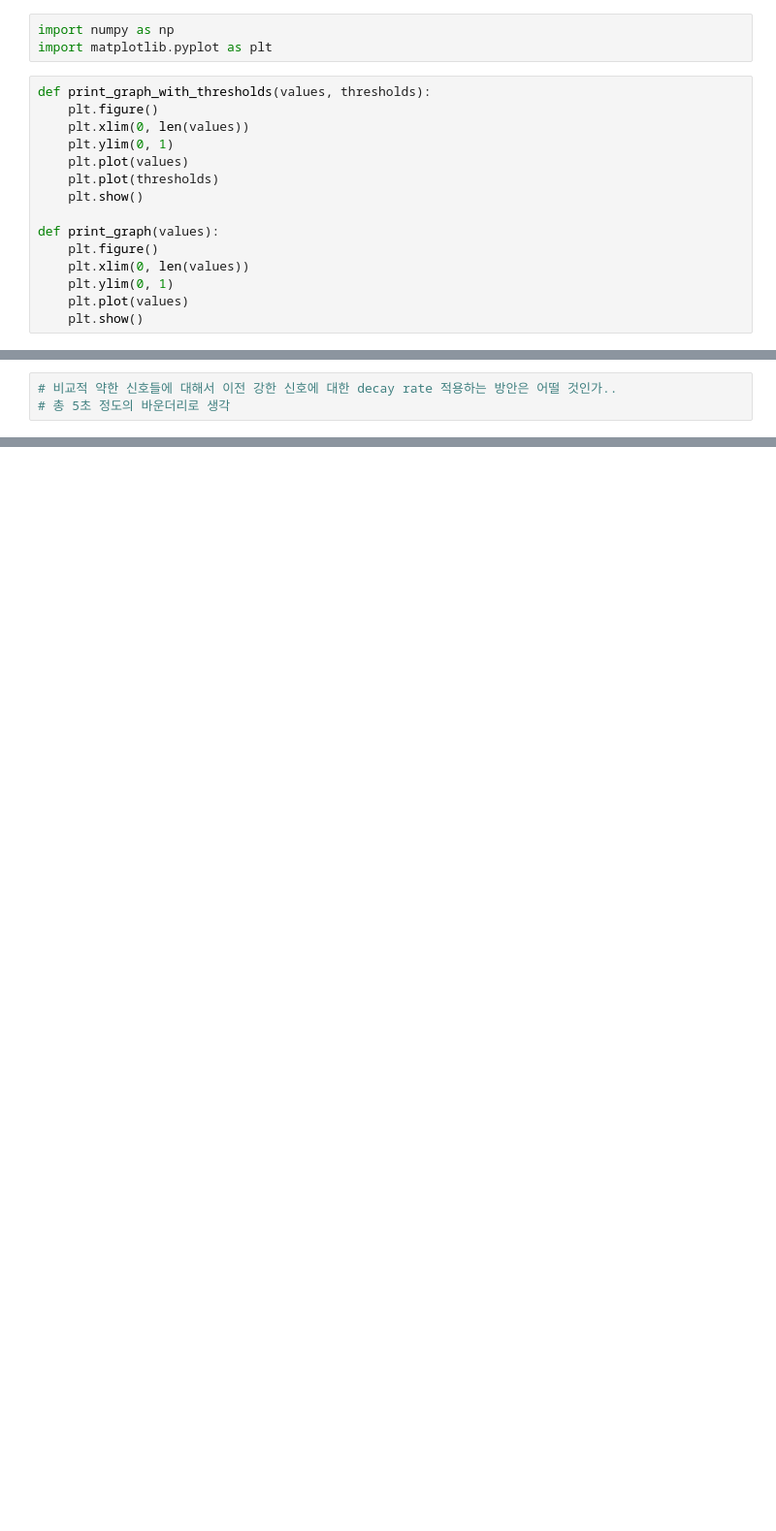
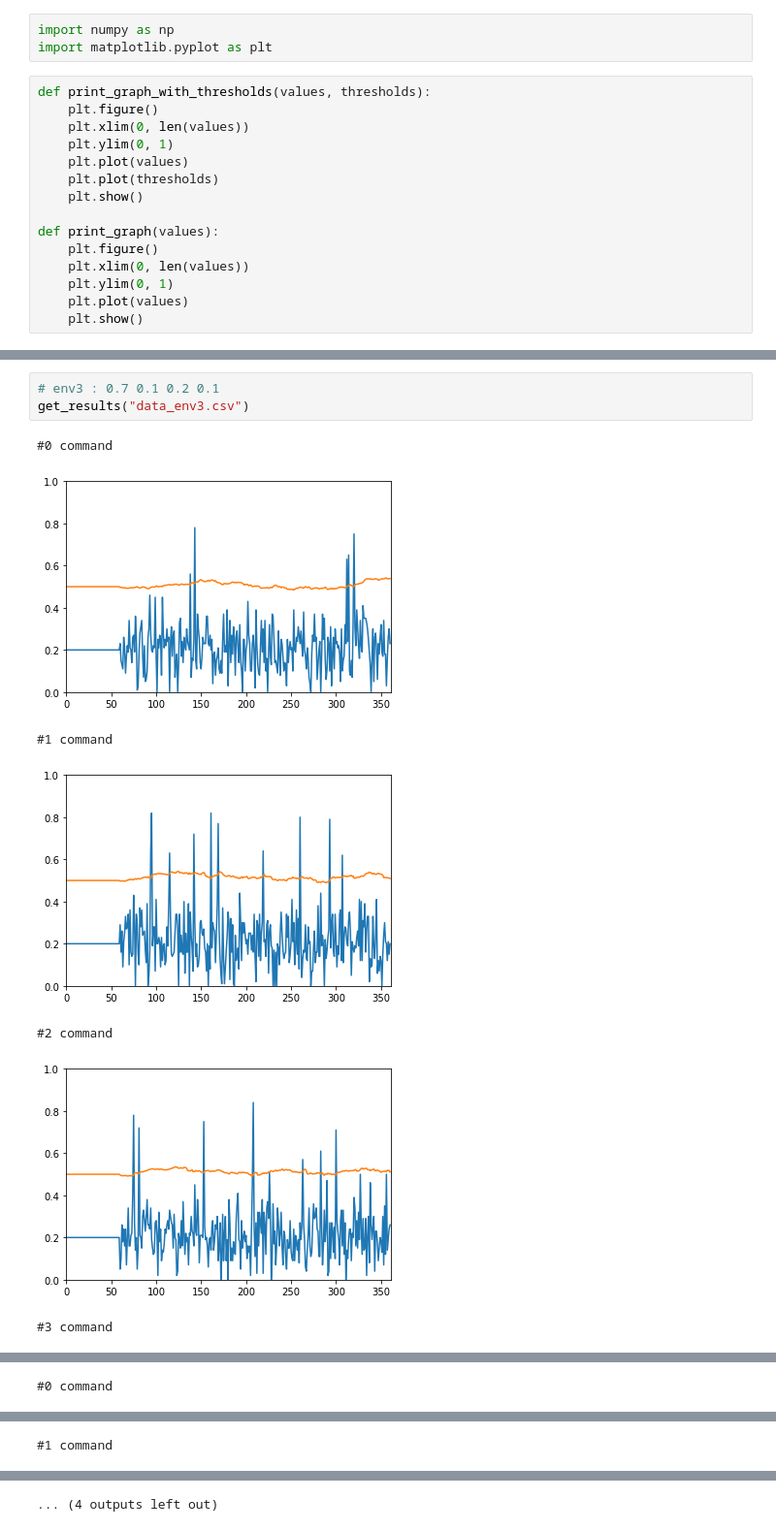
Before and after one commit to DevTae/AdaptiveThresholdTest, a Jupyter notebook: AdaptiveThresholdForCmd.ipynb, the cells around one changed output, grey strips where cells are left out. Shown at 97% size. Drawn from its saved outputs; the diff is of its cells as text; blank space fills up the shorter version.

```diff
--- a/AdaptiveThresholdForCmd.ipynb
+++ b/AdaptiveThresholdForCmd.ipynb
@@ -94,3 +111,11 @@ for i in range(cmd_count):
 # %%
-# 비교적 약한 신호들에 대해서 이전 강한 신호에 대한 decay rate 적용하는 방안은 어떨 것인가..
-# 총 5초 정도의 바운더리로 생각
+# env3 : 0.7 0.1 0.2 0.1
+get_results("data_env3.csv")
+# %% [output]
+#0 command
+[figure, added]
+#1 command
+[figure, added]
+#2 command
+[figure, added]
+#3 command
@@ -96,0 +123 @@ for i in range(cmd_count):
+#0 command
@@ -96,0 +125 @@ for i in range(cmd_count):
+#1 command
@@ -96,0 +127 @@ for i in range(cmd_count):
+... (4 outputs left out)
```
Also changed, not shown: parts of 5 cells of this notebook, 5 other files.
